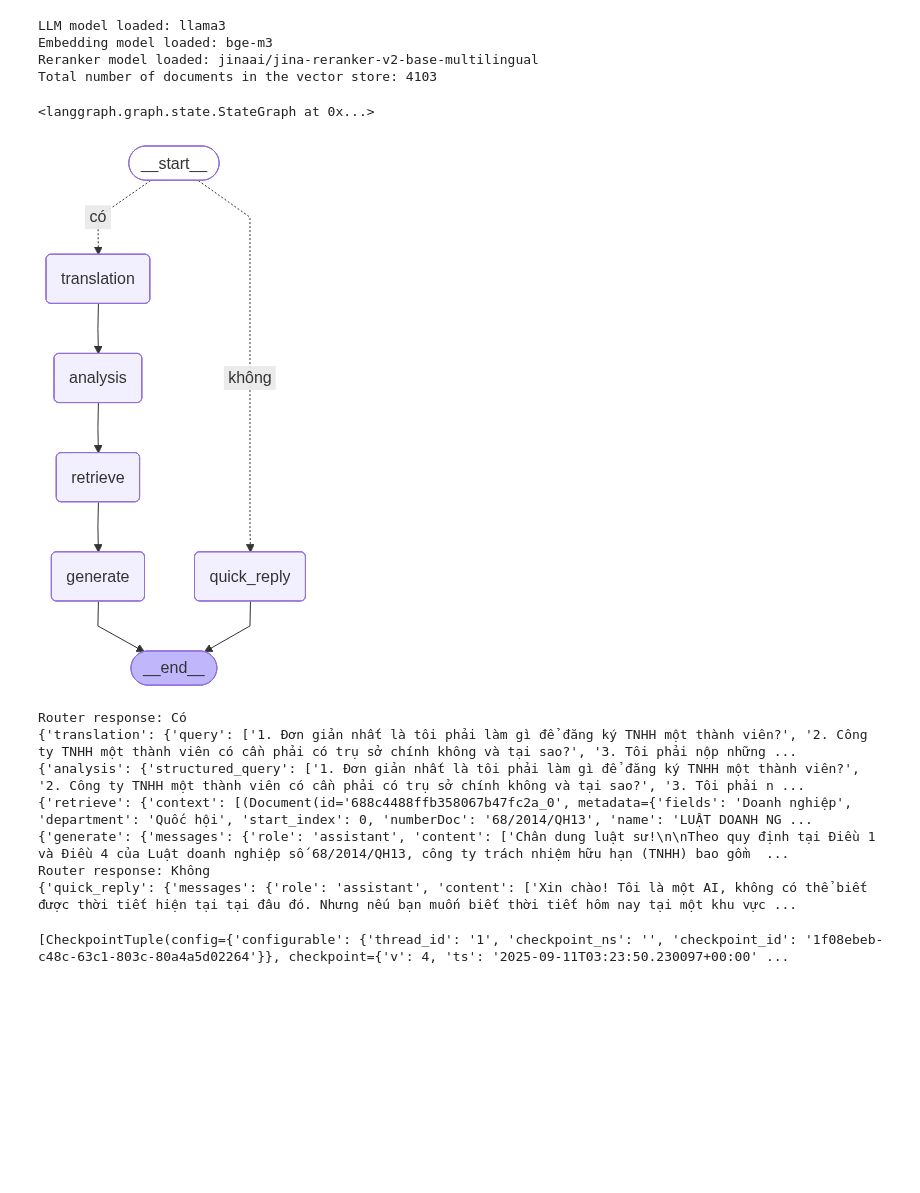
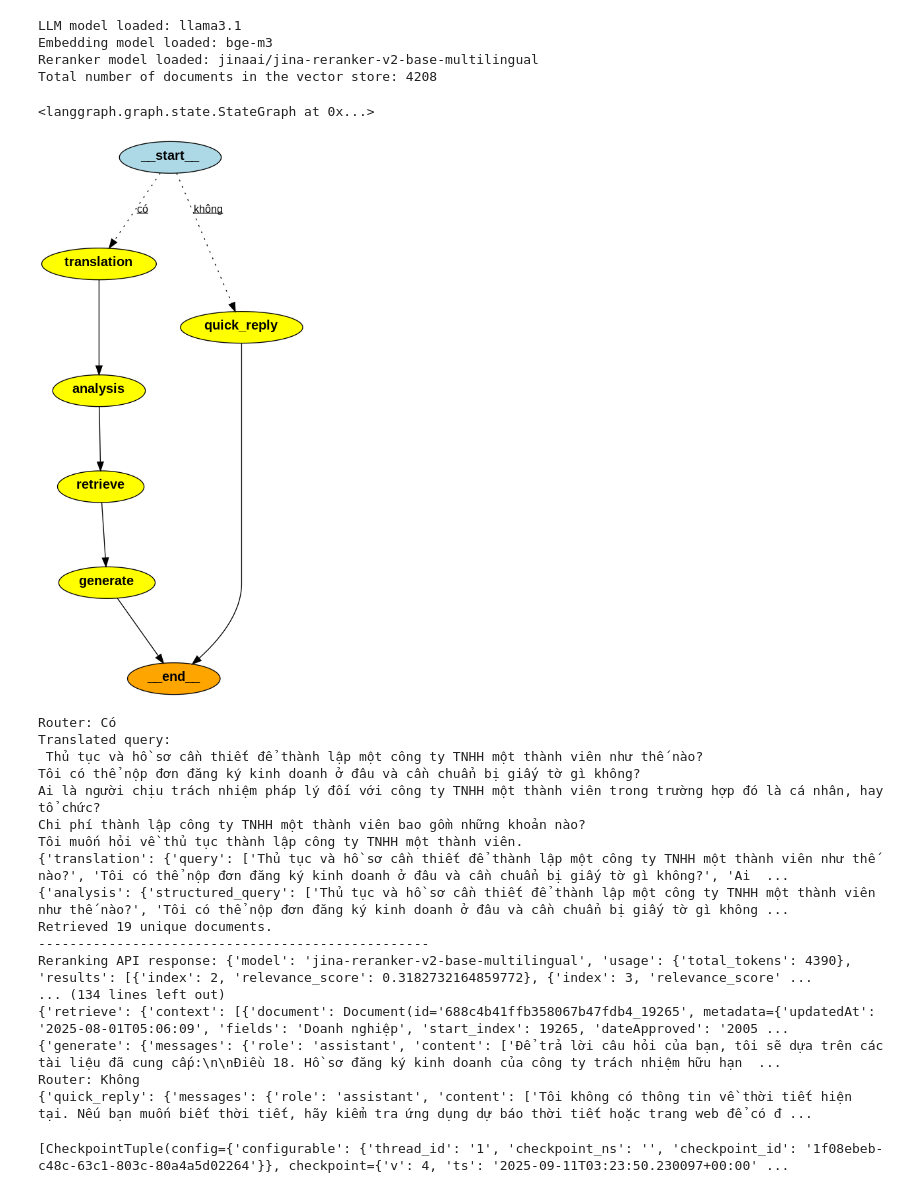
Before and after one commit to law-assist/datcuong-ai-chatbot, a Jupyter notebook: notebooks/memorization.ipynb, the cells around one changed output. Cells and saved outputs as stored; diff of their text form; code cells hidden in the pictures; blank space fills up the shorter version.

```diff
--- a/notebooks/memorization.ipynb
+++ b/notebooks/memorization.ipynb
@@ -60,14 +55,14 @@ print(f"Embedding model loaded: {embedding_model.model}")
 
 # Reranker model
 # reranker_model = CrossEncoder(RERANK_MODEL, max_length=RERANK_MAX_LENGTH)
-reranker_model = AutoModelForSequenceClassification.from_pretrained(
-    RERANK_MODEL,
-    torch_dtype="auto",
-    trust_remote_code=True,
-    use_flash_attn=False,
-)
-reranker_model.to('cpu')
-# reranker_model = RERANK_MODEL
+# reranker_model = AutoModelForSequenceClassification.from_pretrained(
+#     RERANK_MODEL,
+#     torch_dtype="auto",
+#     trust_remote_code=True,
+#     use_flash_attn=False,
+# )
+# reranker_model.to('cpu')
+reranker_model = RERANK_MODEL
 print(f"Reranker model loaded: {RERANK_MODEL}")
 
 # Vector store initialization
@@ -83,10 +78,10 @@ print(f"Total number of documents in the vector store: {vector_store._collection
 
 retriever = vector_store.as_retriever(search_type="similarity", search_kwargs={"k":5})
 # %% [output]
-LLM model loaded: llama3
+LLM model loaded: llama3.1
 Embedding model loaded: bge-m3
 Reranker model loaded: jinaai/jina-reranker-v2-base-multilingual
-Total number of documents in the vector store: 4103
+Total number of documents in the vector store: 4208
 # %%
 rag_template = """
 Bạn là một luật sư giàu kinh nghiệm với vai trò tư vấn pháp lý cho khách hàng. Hãy trả lời câu hỏi của khách hàng bằng tiếng Việt CHỈ dựa trên các tài liệu đã cung cấp:
@@ -95,12 +90,6 @@ Câu hỏi: {question}
 Cung cấp tên tài liệu tham khảo trong câu trả lời của bạn.
 """
 prompt = ChatPromptTemplate.from_template(rag_template)
-# %%
-# Langgraph state definition
-class State(MessagesState):
-    query: List[str]
-    structured_query: List[str]
-    context: List[tuple[Document, Any]]
 # %%
 # Langgraph node definition
 def translation(state: State):
@@ -117,11 +106,9 @@ def retrieve(state: State):
     return {"context": retrieved_docs}
 
 def generate(state: State):
-    docs_contents = "\n\n".join(doc[0].page_content for doc in state["context"])
+    docs_contents = "\n\n".join(doc["document"].page_content for doc in state["context"])
     messages = prompt.invoke({"question": state["messages"][-1].content, "context": docs_contents})
     response = llm.invoke(messages)
-    # if state.get("answer") is None or len(state.get("answer")) == 0:
-    #     return {"answer": [response.content]}
     return {"messages": {"role": "assistant", "content": [response.content]}}
 
 def quick_reply(state: State):
@@ -146,31 +133,41 @@ graph_builder.add_conditional_edges(START, router, {
 # %%
 with MongoDBSaver.from_conn_string(f"{MONGO_URI}{CHECKPOINT_DB}") as checkpointer:
     # graph_builder.add_edge(quick_reply, END)
     graph = graph_builder.compile(checkpointer=checkpointer)
 
     from IPython.display import Image, display
-    display(Image(graph.get_graph().draw_mermaid_png()))
+    display(Image(graph.get_graph().draw_png()))
 
     config = {"configurable": {"thread_id": "1"}}
 
     outputs = graph.stream({"messages": {"type": "human" , "content" : "Tôi muốn hỏi về thủ tục thành lập công ty TNHH một thành viên."}}, config=config)
     for output in outputs:
         print(output)
 
     checkpointer.get_tuple(config=config)
 
     outputs = graph.stream({"messages": {"type": "human" , "content" : "Thời tiết hôm nay như thế nào?"}}, config=config)
     for output in outputs:
         print(output)
 # %% [output]
-[figure, old version]
+[figure, new version]
-Router response: Có
-{'translation': {'query': ['1. Đơn giản nhất là tôi phải làm gì để đăng ký TNHH một thành viên?', '2. Công ty TNHH một thành viên có cần phải có trụ sở chính không và tại sao?', '3. Tôi phải nộp những ...
-{'analysis': {'structured_query': ['1. Đơn giản nhất là tôi phải làm gì để đăng ký TNHH một thành viên?', '2. Công ty TNHH một thành viên có cần phải có trụ sở chính không và tại sao?', '3. Tôi phải n ...
-{'retrieve': {'context': [(Document(id='688c4488ffb358067b47fc2a_0', metadata={'fields': 'Doanh nghiệp', 'department': 'Quốc hội', 'start_index': 0, 'numberDoc': '68/2014/QH13', 'name': 'LUẬT DOANH NG ...
-{'generate': {'messages': {'role': 'assistant', 'content': ['Chân dung luật sư!\n\nTheo quy định tại Điều 1 và Điều 4 của Luật doanh nghiệp số 68/2014/QH13, công ty trách nhiệm hữu hạn (TNHH) bao gồm  ...
-Router response: Không
-{'quick_reply': {'messages': {'role': 'assistant', 'content': ['Xin chào! Tôi là một AI, không có thể biết được thời tiết hiện tại tại đâu đó. Nhưng nếu bạn muốn biết thời tiết hôm nay tại một khu vực ...
+Router: Có
+Translated query:
+ Thủ tục và hồ sơ cần thiết để thành lập một công ty TNHH một thành viên như thế nào?
+Tôi có thể nộp đơn đăng ký kinh doanh ở đâu và cần chuẩn bị giấy tờ gì không?
+Ai là người chịu trách nhiệm pháp lý đối với công ty TNHH một thành viên trong trường hợp đó là cá nhân, hay tổ chức?
+Chi phí thành lập công ty TNHH một thành viên bao gồm những khoản nào?
+Tôi muốn hỏi về thủ tục thành lập công ty TNHH một thành viên.
+{'translation': {'query': ['Thủ tục và hồ sơ cần thiết để thành lập một công ty TNHH một thành viên như thế nào?', 'Tôi có thể nộp đơn đăng ký kinh doanh ở đâu và cần chuẩn bị giấy tờ gì không?', 'Ai  ...
+{'analysis': {'structured_query': ['Thủ tục và hồ sơ cần thiết để thành lập một công ty TNHH một thành viên như thế nào?', 'Tôi có thể nộp đơn đăng ký kinh doanh ở đâu và cần chuẩn bị giấy tờ gì không ...
+Retrieved 19 unique documents.
+--------------------------------------------------
+Reranking API response: {'model': 'jina-reranker-v2-base-multilingual', 'usage': {'total_tokens': 4390}, 'results': [{'index': 2, 'relevance_score': 0.3182732164859772}, {'index': 3, 'relevance_score' ...
+... (134 lines left out)
+{'retrieve': {'context': [{'document': Document(id='688c4b41ffb358067b47fdb4_19265', metadata={'updatedAt': '2025-08-01T05:06:09', 'fields': 'Doanh nghiệp', 'start_index': 19265, 'dateApproved': '2005 ...
+{'generate': {'messages': {'role': 'assistant', 'content': ['Để trả lời câu hỏi của bạn, tôi sẽ dựa trên các tài liệu đã cung cấp:\n\nĐiều 18. Hồ sơ đăng ký kinh doanh của công ty trách nhiệm hữu hạn  ...
+Router: Không
+{'quick_reply': {'messages': {'role': 'assistant', 'content': ['Tôi không có thông tin về thời tiết hiện tại. Nếu bạn muốn biết thời tiết, hãy kiểm tra ứng dụng dự báo thời tiết hoặc trang web để có đ ...
 # %%
 with MongoDBSaver.from_conn_string(f"{MONGO_URI}{CHECKPOINT_DB}") as checkpointer:
     # graph_builder.add_edge(quick_reply, END)
```
Also changed, not shown: parts of 3 cells of this notebook, 6 other files.
